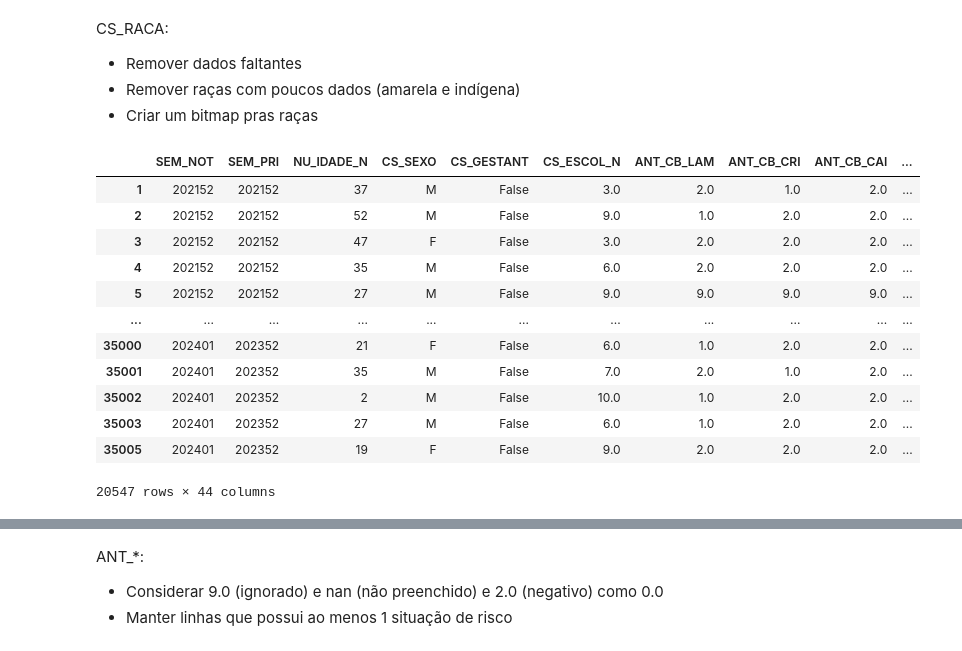
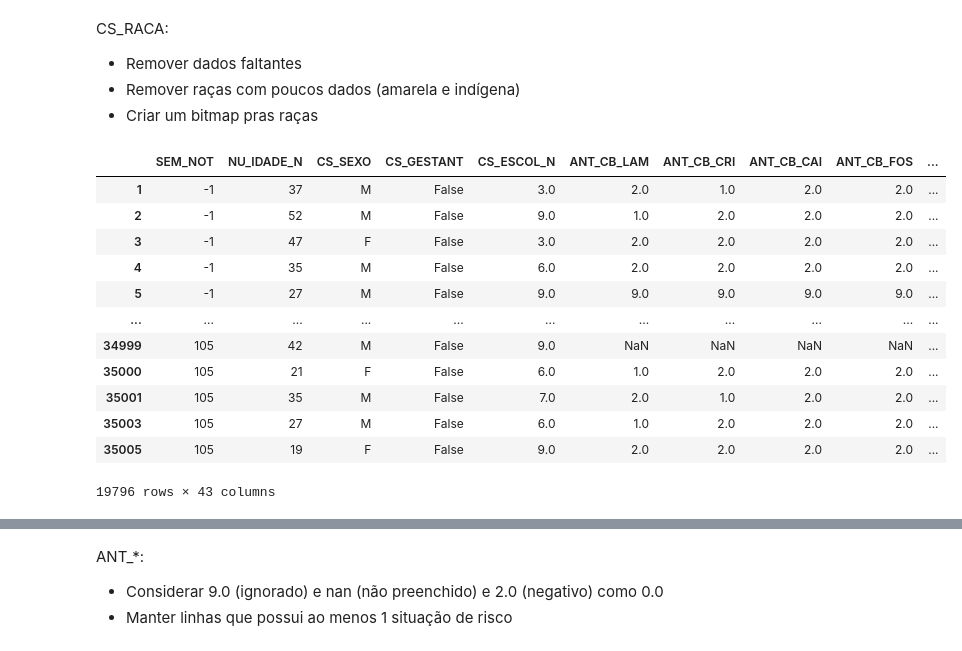
Before and after one commit to arturrur/mc853, a Jupyter notebook: Preprocessing.ipynb, the cells around one changed output, grey strips where cells are left out. Cells and saved outputs as stored; diff of their text form; code cells hidden in the pictures.

```diff
--- a/Preprocessing.ipynb
+++ b/Preprocessing.ipynb
@@ -136,13 +133,7 @@ SEM_NOT & SEM_PRI:
 
 Obs: Teve uma amostra que tinha o valor de SEM_NOT como 2350, muito provavelmente um erro de digitação para 202350, ajustamos seu valor
 # %%
-print(df.groupby('SEM_PRI').size())
-print(df[df['SEM_PRI'].isna()].shape[0])
-print(df['SEM_PRI'].unique())
-print(len(df['SEM_PRI'].unique().tolist()))
-
 df.loc[df['SEM_NOT'] == 2350, 'SEM_NOT'] = 202350
-#df["SEM_NOT"] = df["SEM_NOT"].apply(lambda x: (x % 100) + (-53 if x // 100 == 2021 else (52 if x // 100 == 2023 else (104 if x // 100 == 2024 else 0))))
-#df["SEM_PRI"] = df["SEM_PRI"].apply(lambda x: (x % 100) + (-53 if x // 100 == 2021 else (52 if x // 100 == 2023 else (104 if x // 100 == 2024 else 0))))
+df["SEM_NOT"] = df["SEM_NOT"].apply(lambda x: (x % 100) + (-53 if x // 100 == 2021 else (52 if x // 100 == 2023 else (104 if x // 100 == 2024 else 0))))
 df
 # %% [output]
@@ -229,5 +202,6 @@ NU_IDADE_N:
 # %%
 df = df[df['NU_IDADE_N'] // 1000 == 4]
 df.loc[:, 'NU_IDADE_N'] = df['NU_IDADE_N'] % 1000
+df = df[df['NU_IDADE_N'] >= 7]
 df
 # %% [output]
@@ -252,32 +226,32 @@ CS_RACA:
 # %%
 racas = {
     1: "Branca",
     2: "Preta",
     3: "Amarela",
     4: "Parda",
-    5: "Indígena",
+    5: "Indigena",
     9: "Ignorado"
 }
 
 df = df.dropna(subset=["CS_RACA"])
 df = df[df["CS_RACA"] != 9.0]
-df = df[(df['CS_RACA'] != 3.0) & (df['CS_RACA'] != 5.0)] # a professora fez isso, não sei se devemos fazer tbm ou não
+df = df[(df['CS_RACA'] != 3.0) & (df['CS_RACA'] != 5.0)]
 df["CS_RACA"] = df["CS_RACA"].map(racas)
 df = pd.get_dummies(df, columns=['CS_RACA'], prefix='', prefix_sep='')
 df
 # %% [output]
-|  | SEM_NOT | SEM_PRI | NU_IDADE_N | CS_SEXO | CS_GESTANT | CS_ESCOL_N | ANT_CB_LAM | ANT_CB_CRI | ANT_CB_CAI | ... |
-| 1 | 202152 | 202152 | 37 | M | False | 3.0 | 2.0 | 1.0 | 2.0 | ... |
-| 2 | 202152 | 202152 | 52 | M | False | 9.0 | 1.0 | 2.0 | 2.0 | ... |
-| 3 | 202152 | 202152 | 47 | F | False | 3.0 | 2.0 | 2.0 | 2.0 | ... |
-| 4 | 202152 | 202152 | 35 | M | False | 6.0 | 2.0 | 2.0 | 2.0 | ... |
-| 5 | 202152 | 202152 | 27 | M | False | 9.0 | 9.0 | 9.0 | 9.0 | ... |
+|  | SEM_NOT | NU_IDADE_N | CS_SEXO | CS_GESTANT | CS_ESCOL_N | ANT_CB_LAM | ANT_CB_CRI | ANT_CB_CAI | ANT_CB_FOS | ... |
+| 1 | -1 | 37 | M | False | 3.0 | 2.0 | 1.0 | 2.0 | 2.0 | ... |
+| 2 | -1 | 52 | M | False | 9.0 | 1.0 | 2.0 | 2.0 | 2.0 | ... |
+| 3 | -1 | 47 | F | False | 3.0 | 2.0 | 2.0 | 2.0 | 2.0 | ... |
+| 4 | -1 | 35 | M | False | 6.0 | 2.0 | 2.0 | 2.0 | 2.0 | ... |
+| 5 | -1 | 27 | M | False | 9.0 | 9.0 | 9.0 | 9.0 | 9.0 | ... |
 | ... | ... | ... | ... | ... | ... | ... | ... | ... | ... | ... |
-| 35000 | 202401 | 202352 | 21 | F | False | 6.0 | 1.0 | 2.0 | 2.0 | ... |
-| 35001 | 202401 | 202352 | 35 | M | False | 7.0 | 2.0 | 1.0 | 2.0 | ... |
-| 35002 | 202401 | 202352 | 2 | M | False | 10.0 | 1.0 | 2.0 | 2.0 | ... |
-| 35003 | 202401 | 202352 | 27 | M | False | 6.0 | 1.0 | 2.0 | 2.0 | ... |
-| 35005 | 202401 | 202352 | 19 | F | False | 9.0 | 2.0 | 2.0 | 2.0 | ... |
+| 34999 | 105 | 42 | M | False | 9.0 | NaN | NaN | NaN | NaN | ... |
+| 35000 | 105 | 21 | F | False | 6.0 | 1.0 | 2.0 | 2.0 | 2.0 | ... |
+| 35001 | 105 | 35 | M | False | 7.0 | 2.0 | 1.0 | 2.0 | 2.0 | ... |
+| 35003 | 105 | 27 | M | False | 6.0 | 1.0 | 2.0 | 2.0 | 2.0 | ... |
+| 35005 | 105 | 19 | F | False | 9.0 | 2.0 | 2.0 | 2.0 | 2.0 | ... |
-20547 rows × 44 columns
+19796 rows × 43 columns
 # %% [markdown]
 CLI_*:
```
Also changed, not shown: parts of 20 cells of this notebook.
